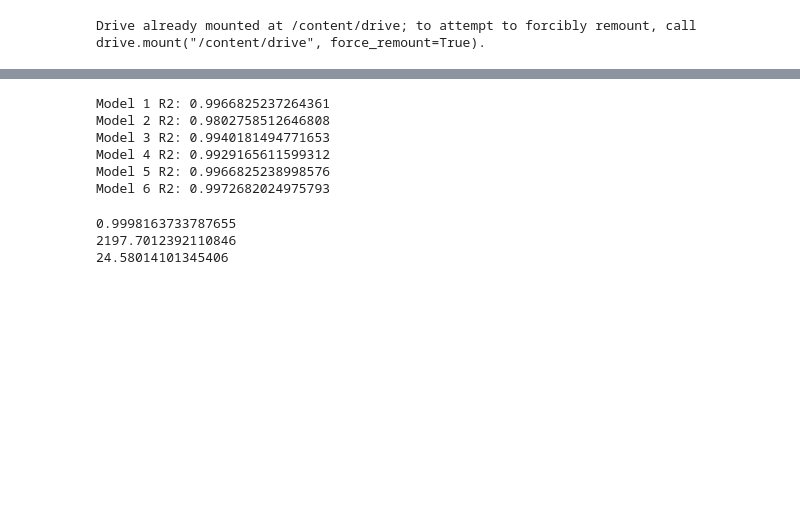
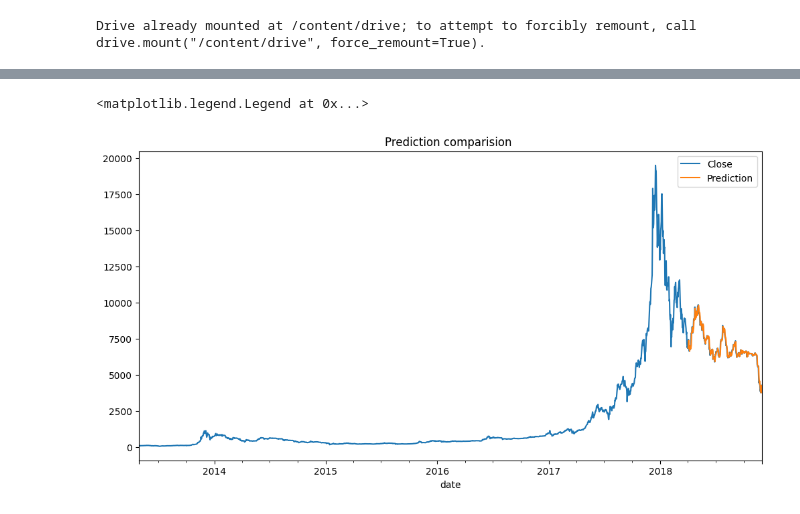
Before and after one commit to Cospero/Kursovaya-, a Jupyter notebook: Kursovaya_Kobrin.ipynb, the cells around one changed output, grey strips where cells are left out. Drawn from its saved outputs; the diff is of its cells as text; code cells hidden in the pictures; blank space fills up the shorter version.

```diff
--- a/Kursovaya_Kobrin.ipynb
+++ b/Kursovaya_Kobrin.ipynb
@@ -108,65 +305,7 @@ R2: 0.9969464992942082
-# %%
-y_pred_model1 = model1.predict(X_test)
-y_pred_model2 = model2.predict(X_test)
-y_pred_model3 = model3.predict(X_test)
-y_pred_model4 = model4.predict(X_test)
-y_pred_model5 = model5.predict(X_test)
-y_pred_model6 = model6.predict(X_test)
-
-mse_model1 = metrics.r2_score(y_test, model1.predict(X_test))
-mae_model1 = metrics.mean_squared_error(y_test, model1.predict(X_test))
-r2_model1 =  r2_score(y_test, y_pred_model1)
-
-mse_model2 = mean_squared_error(y_test, y_pred_model2)
-mae_model2 = mean_absolute_error(y_test, y_pred_model2)
-r2_model2 = r2_score(y_test, y_pred_model2)
-
-mse_model3 = mean_squared_error(y_test, y_pred_model3)
-mae_model3 = mean_absolute_error(y_test, y_pred_model3)
-r2_model3 = r2_score(y_test, y_pred_model3)
-
-mse_model4 = mean_squared_error(y_test, y_pred_model4)
-mae_model4 = mean_absolute_error(y_test, y_pred_model4)
-r2_model4 = r2_score(y_test, y_pred_model4)
-
-mse_model5 = mean_squared_error(y_test, y_pred_model5)
-mae_model5 = mean_absolute_error(y_test, y_pred_model5)
-r2_model5 = r2_score(y_test, y_pred_model5)
-
-mse_model6 = mean_squared_error(y_test, y_pred_model6)
-mae_model6 = mean_absolute_error(y_test, y_pred_model6)
-r2_model6 = r2_score(y_test, y_pred_model6)
-
-
-print('Model 1 R2:', r2_model1)
-
-print('Model 2 R2:', r2_model2)
-
-print('Model 3 R2:', r2_model3)
-
-print('Model 4 R2:', r2_model4)
-
-print('Model 5 R2:', r2_model5)
-
-print('Model 6 R2:', r2_model6)
-# %% [output]
-Model 1 R2: 0.9966825237264361
-Model 2 R2: 0.9802758512646808
-Model 3 R2: 0.9940181494771653
-Model 4 R2: 0.9929165611599312
-Model 5 R2: 0.9966825238998576
-Model 6 R2: 0.9972682024975793
-# %%
-bitcoin_gtb = ensemble.GradientBoostingRegressor()
-bitcoin_gtb.fit(X_test, y_test)
-ac1= metrics.r2_score(y_test, bitcoin_gtb.predict(X_test))
-mse= metrics.mean_squared_error(y_test, bitcoin_gtb.predict(X_test))
-mae= metrics.mean_absolute_error(y_test, bitcoin_gtb.predict(X_test))
-
-print(ac1)
-print(mse)
-print(mae)
-# %% [output]
-0.9998163733787655
-2197.7012392110846
-24.58014101345406
+# %%
+bitcoin_df['close'].plot(figsize=(12,6),label='Close',title = "Prediction comparision ")
+bitcoin_df['Prediction'].plot(label='Prediction')
+plt.legend()
+# %% [output]
+<matplotlib.legend.Legend at 0x...>
+[figure, added]
```
Also changed, not shown: parts of 16 cells of this notebook.
